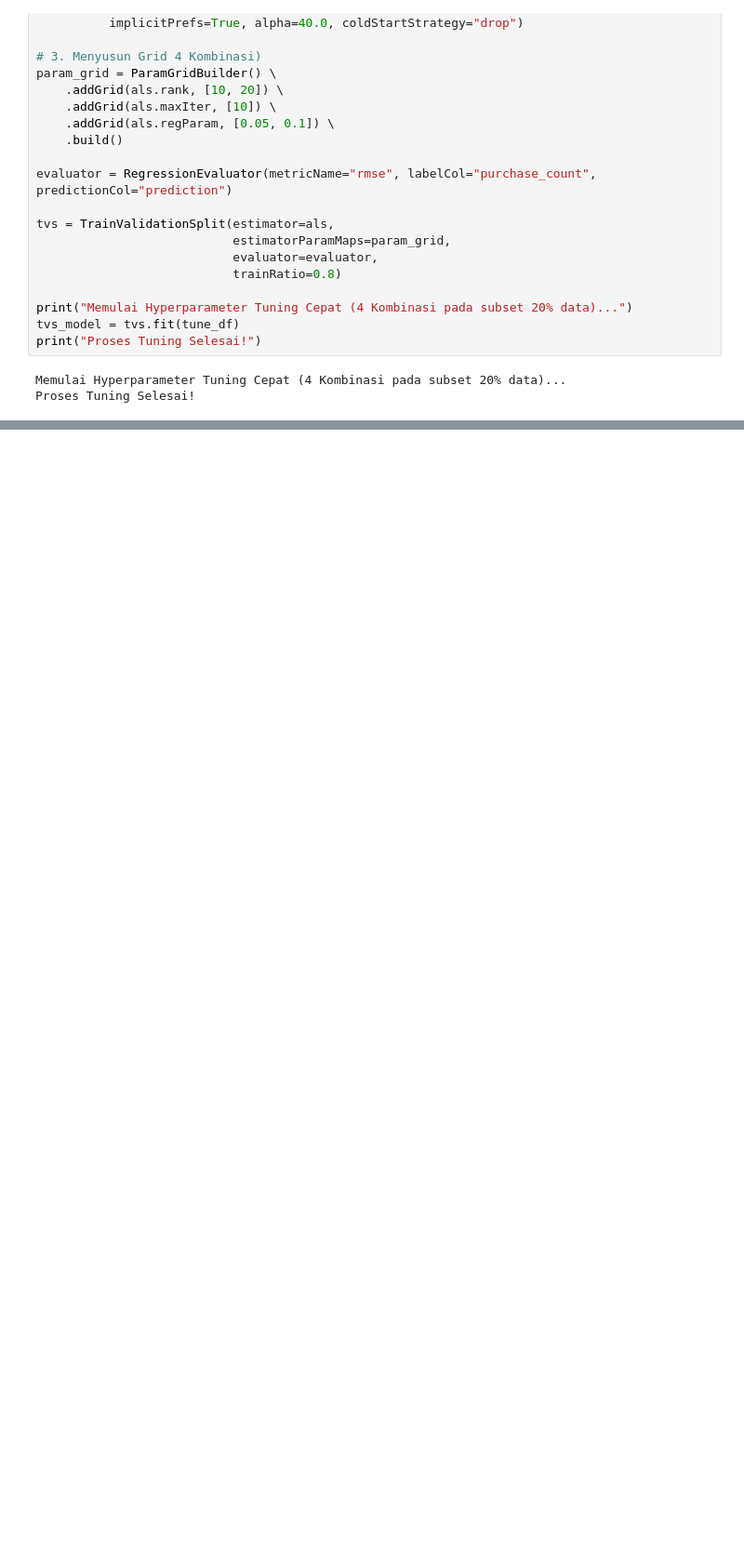
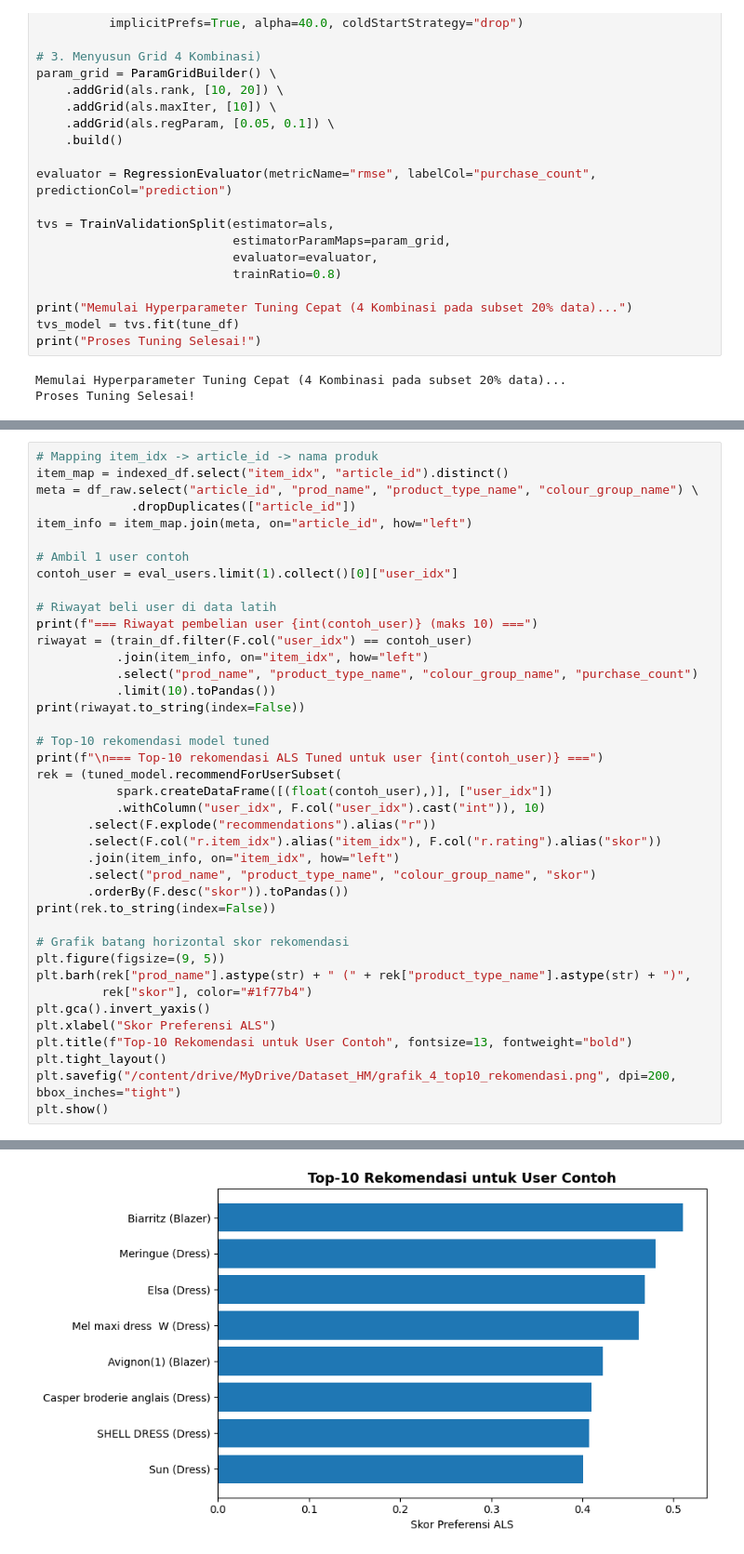
Before and after one commit to kemal1308/TugasBesarBigData-hm, a Jupyter notebook: notebooks/03_model_tuning_and_evaluation.ipynb, the cells around one changed output, grey strips where cells are left out. Shown at 93% size. Saved outputs shown, nothing was run; the diff lists cells and outputs as text; blank space fills up the shorter version.

```diff
--- a/notebooks/03_model_tuning_and_evaluation.ipynb
+++ b/notebooks/03_model_tuning_and_evaluation.ipynb
@@ -131,0 +291,41 @@ Model final disimpan di: /content/drive/MyDrive/Dataset_HM/models/best_als_model
+# %%
+# Mapping item_idx -> article_id -> nama produk
+item_map = indexed_df.select("item_idx", "article_id").distinct()
+meta = df_raw.select("article_id", "prod_name", "product_type_name", "colour_group_name") \
+             .dropDuplicates(["article_id"])
+item_info = item_map.join(meta, on="article_id", how="left")
+
+# Ambil 1 user contoh
+contoh_user = eval_users.limit(1).collect()[0]["user_idx"]
+
+# Riwayat beli user di data latih
+print(f"=== Riwayat pembelian user {int(contoh_user)} (maks 10) ===")
+riwayat = (train_df.filter(F.col("user_idx") == contoh_user)
+           .join(item_info, on="item_idx", how="left")
+           .select("prod_name", "product_type_name", "colour_group_name", "purchase_count")
+           .limit(10).toPandas())
+print(riwayat.to_string(index=False))
+
+# Top-10 rekomendasi model tuned
+print(f"\n=== Top-10 rekomendasi ALS Tuned untuk user {int(contoh_user)} ===")
+rek = (tuned_model.recommendForUserSubset(
+           spark.createDataFrame([(float(contoh_user),)], ["user_idx"])
+           .withColumn("user_idx", F.col("user_idx").cast("int")), 10)
+       .select(F.explode("recommendations").alias("r"))
+       .select(F.col("r.item_idx").alias("item_idx"), F.col("r.rating").alias("skor"))
+       .join(item_info, on="item_idx", how="left")
+       .select("prod_name", "product_type_name", "colour_group_name", "skor")
+       .orderBy(F.desc("skor")).toPandas())
+print(rek.to_string(index=False))
+
+# Grafik batang horizontal skor rekomendasi
+plt.figure(figsize=(9, 5))
+plt.barh(rek["prod_name"].astype(str) + " (" + rek["product_type_name"].astype(str) + ")",
+         rek["skor"], color="#1f77b4")
+plt.gca().invert_yaxis()
+plt.xlabel("Skor Preferensi ALS")
+plt.title(f"Top-10 Rekomendasi untuk User Contoh", fontsize=13, fontweight="bold")
+plt.tight_layout()
+plt.savefig("/content/drive/MyDrive/Dataset_HM/grafik_4_top10_rekomendasi.png", dpi=200, bbox_inches="tight")
+plt.show()
+# %% [output]
@@ -131,0 +349 @@ Model final disimpan di: /content/drive/MyDrive/Dataset_HM/models/best_als_model
+[figure, added]
```
Also changed, not shown: parts of 6 cells of this notebook.
